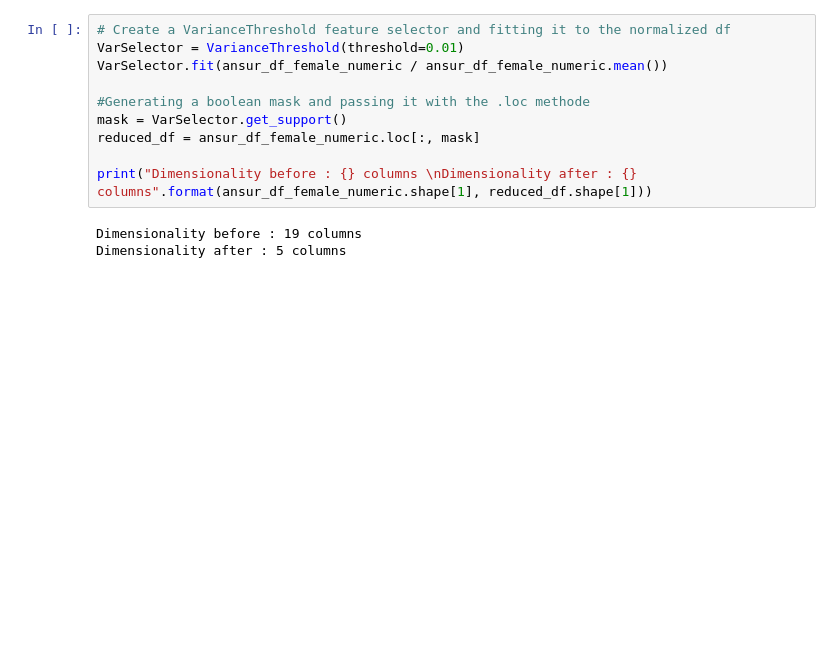
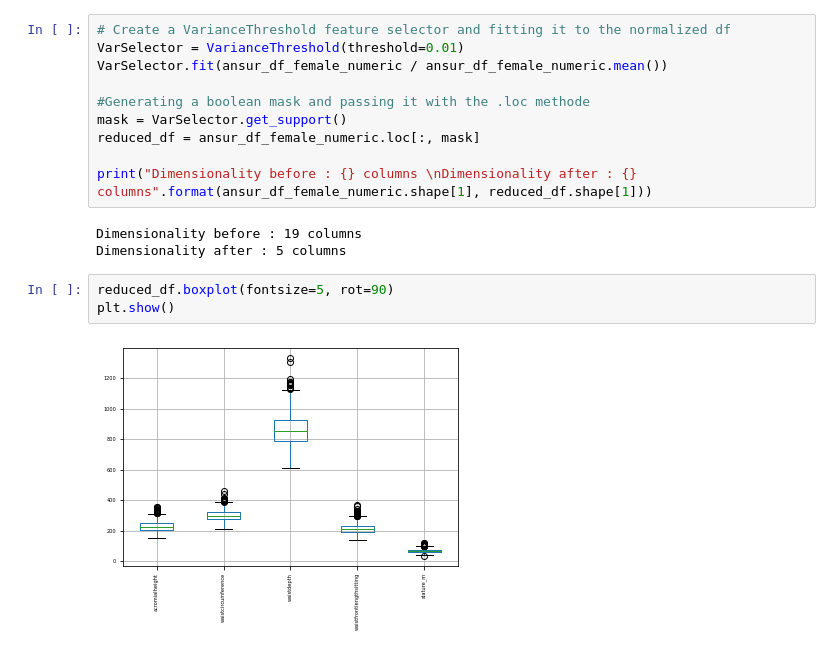
Before and after one commit to nassimaliou/Dim-Redu, a Jupyter notebook: var.ipynb, the cells around one changed output. Cells and saved outputs as stored; diff of their text form; blank space fills up the shorter version.

Commit message:
boxplot of the reduced df

```diff
--- a/var.ipynb
+++ b/var.ipynb
@@ -76,3 +76,8 @@ print("Dimensionality before : {} columns \nDimensionality after : {} columns".f
 # %% [output]
 Dimensionality before : 19 columns
 Dimensionality after : 5 columns
+# %%
+reduced_df.boxplot(fontsize=5, rot=90)
+plt.show()
+# %% [output]
+[figure, added]
```
